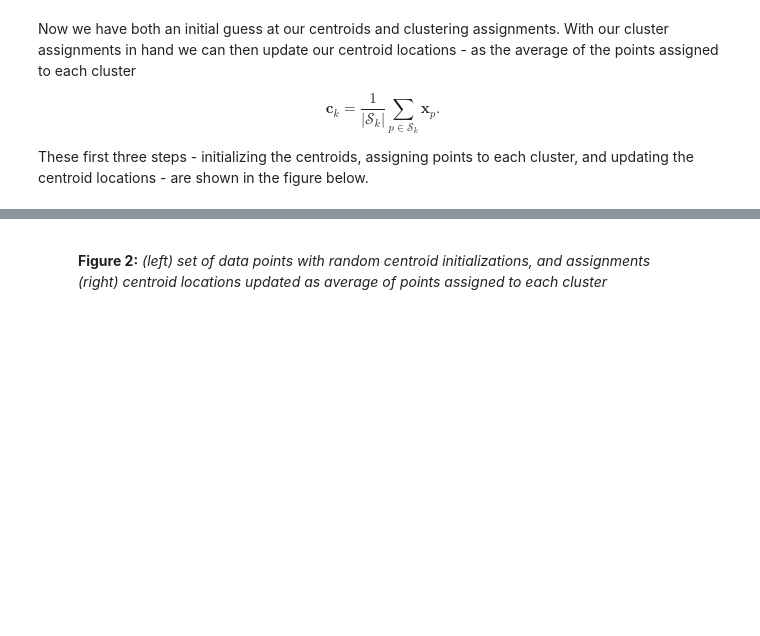
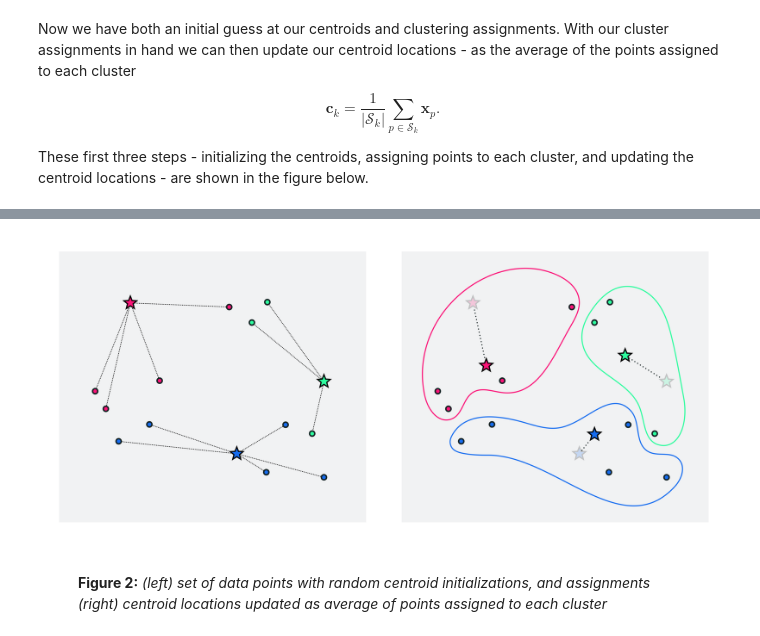
Before and after one commit to neonwatty/machine_learning_refined, a Jupyter notebook: notes/8_Linear_unsupervised_learning/8_5_Kmeans.ipynb, the cells around one changed output, grey strips where cells are left out. Saved outputs shown, nothing was run; the diff lists cells and outputs as text; code cells hidden in the pictures; blank space fills up the shorter version.

```diff
--- a/notes/8_Linear_unsupervised_learning/8_5_Kmeans.ipynb
+++ b/notes/8_Linear_unsupervised_learning/8_5_Kmeans.ipynb
@@ -100,3 +139,7 @@ IPython.display.HTML('''<img src="''' + image_path_2 + '''" width="90%" height="
+# %%
+Image(image_path_2)
+# %% [output]
+[figure, added]
 # %% [markdown]
 <figure>
   <figcaption>
```
Also changed, not shown: parts of 16 cells of this notebook, 5 other files.
